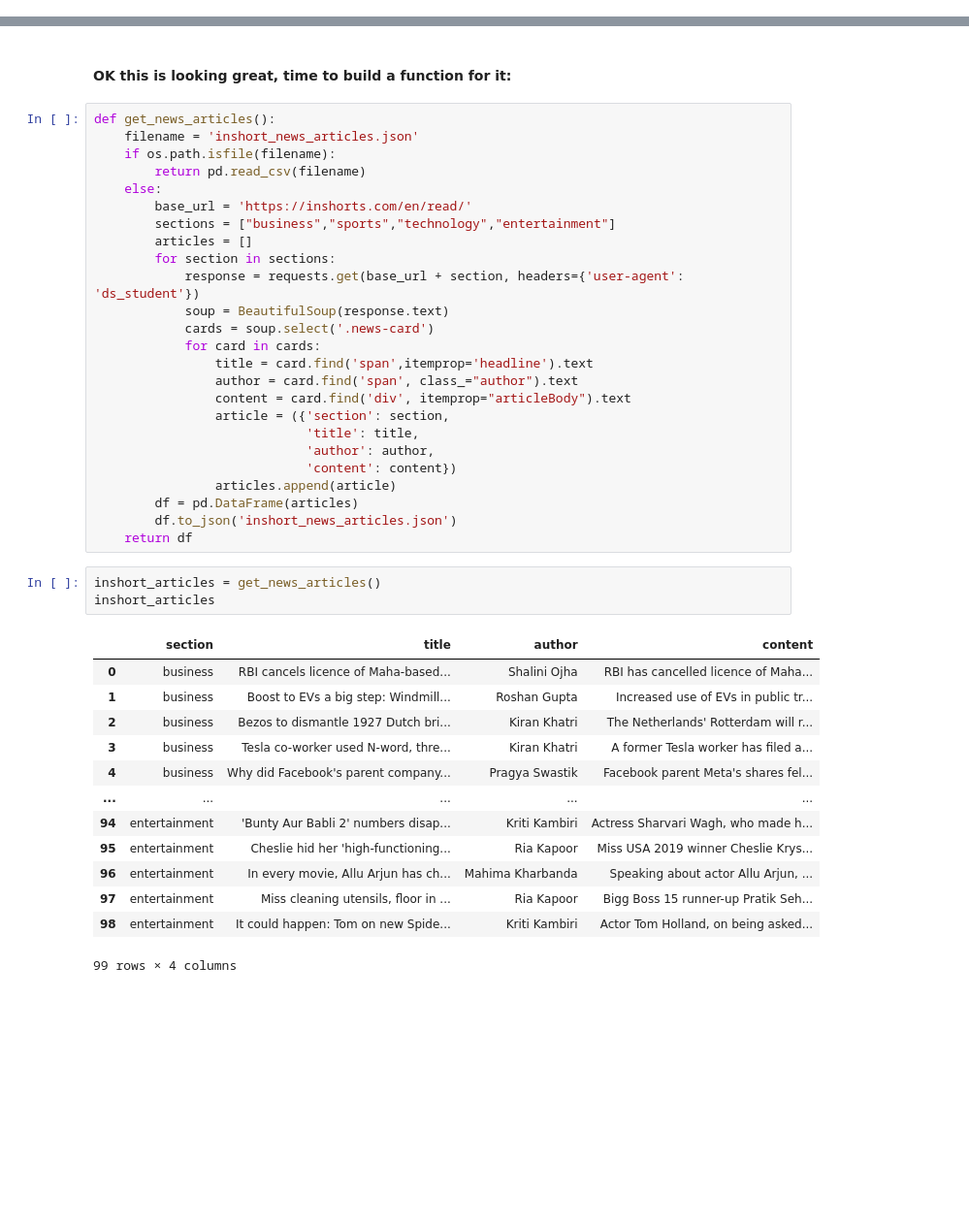
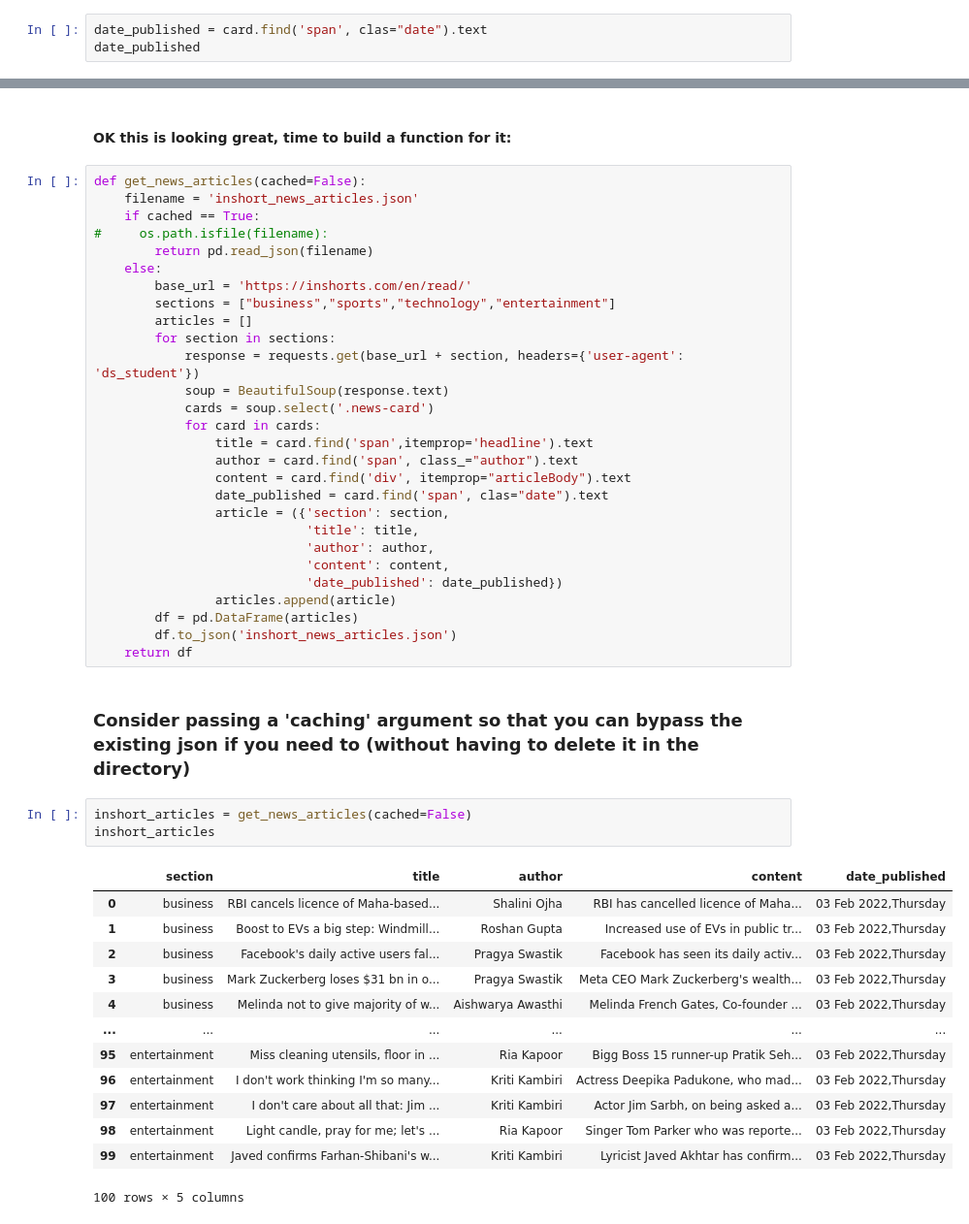
Before and after one commit to brianclements03/nlp, a Jupyter notebook: acquire_lesson-hopper.ipynb, the cells around one changed output, grey strips where cells are left out. Shown at 97% size. Saved outputs shown, nothing was run; the diff lists cells and outputs as text; blank space fills up the shorter version.

```diff
--- a/acquire_lesson-hopper.ipynb
+++ b/acquire_lesson-hopper.ipynb
@@ -608,0 +642,3 @@ content
+# %%
+date_published = card.find('span', clas="date").text
+date_published
@@ -609,10 +647,11 @@ content
 # %% [markdown]
 #### OK this is looking great, time to build a function for it:
 # %%
-def get_news_articles():
+def get_news_articles(cached=False):
     filename = 'inshort_news_articles.json'
-    if os.path.isfile(filename):
-        return pd.read_csv(filename)
+    if cached == True:
+#     os.path.isfile(filename):
+        return pd.read_json(filename)
     else:
         base_url = 'https://inshorts.com/en/read/'
         sections = ["business","sports","technology","entertainment"]
@@ -625,28 +664,32 @@ def get_news_articles():
                 title = card.find('span',itemprop='headline').text
                 author = card.find('span', class_="author").text
                 content = card.find('div', itemprop="articleBody").text
+                date_published = card.find('span', clas="date").text
                 article = ({'section': section,
                             'title': title,
                             'author': author,
-                            'content': content})
+                            'content': content,
+                            'date_published': date_published})
                 articles.append(article)
         df = pd.DataFrame(articles)
         df.to_json('inshort_news_articles.json')
     return df
+# %% [markdown]
+### Consider passing a 'caching' argument so that you can bypass the existing json if you need to (without having to delete it in the directory)
 # %%
-inshort_articles = get_news_articles()
+inshort_articles = get_news_articles(cached=False)
 inshort_articles
 # %% [output]
-|  | section | title | author | content |
-| 0 | business | RBI cancels licence of Maha-based... | Shalini Ojha | RBI has cancelled licence of Maha... |
-| 1 | business | Boost to EVs a big step: Windmill... | Roshan Gupta | Increased use of EVs in public tr... |
-| 2 | business | Bezos to dismantle 1927 Dutch bri... | Kiran Khatri | The Netherlands' Rotterdam will r... |
-| 3 | business | Tesla co-worker used N-word, thre... | Kiran Khatri | A former Tesla worker has filed a... |
-| 4 | business | Why did Facebook's parent company... | Pragya Swastik | Facebook parent Meta's shares fel... |
-| ... | ... | ... | ... | ... |
-| 94 | entertainment | 'Bunty Aur Babli 2' numbers disap... | Kriti Kambiri | Actress Sharvari Wagh, who made h... |
-| 95 | entertainment | Cheslie hid her 'high-functioning... | Ria Kapoor | Miss USA 2019 winner Cheslie Krys... |
-| 96 | entertainment | In every movie, Allu Arjun has ch... | Mahima Kharbanda | Speaking about actor Allu Arjun, ... |
-| 97 | entertainment | Miss cleaning utensils, floor in ... | Ria Kapoor | Bigg Boss 15 runner-up Pratik Seh... |
-| 98 | entertainment | It could happen: Tom on new Spide... | Kriti Kambiri | Actor Tom Holland, on being asked... |
+|  | section | title | author | content | date_published |
+| 0 | business | RBI cancels licence of Maha-based... | Shalini Ojha | RBI has cancelled licence of Maha... | 03 Feb 2022,Thursday |
+| 1 | business | Boost to EVs a big step: Windmill... | Roshan Gupta | Increased use of EVs in public tr... | 03 Feb 2022,Thursday |
+| 2 | business | Facebook's daily active users fal... | Pragya Swastik | Facebook has seen its daily activ... | 03 Feb 2022,Thursday |
+| 3 | business | Mark Zuckerberg loses $31 bn in o... | Pragya Swastik | Meta CEO Mark Zuckerberg's wealth... | 03 Feb 2022,Thursday |
+| 4 | business | Melinda not to give majority of w... | Aishwarya Awasthi | Melinda French Gates, Co-founder ... | 03 Feb 2022,Thursday |
+| ... | ... | ... | ... | ... | ... |
+| 95 | entertainment | Miss cleaning utensils, floor in ... | Ria Kapoor | Bigg Boss 15 runner-up Pratik Seh... | 03 Feb 2022,Thursday |
+| 96 | entertainment | I don't work thinking I'm so many... | Kriti Kambiri | Actress Deepika Padukone, who mad... | 03 Feb 2022,Thursday |
+| 97 | entertainment | I don't care about all that: Jim ... | Kriti Kambiri | Actor Jim Sarbh, on being asked a... | 03 Feb 2022,Thursday |
+| 98 | entertainment | Light candle, pray for me; let's ... | Ria Kapoor | Singer Tom Parker who was reporte... | 03 Feb 2022,Thursday |
+| 99 | entertainment | Javed confirms Farhan-Shibani's w... | Kriti Kambiri | Lyricist Javed Akhtar has confirm... | 03 Feb 2022,Thursday |
-99 rows × 4 columns
+100 rows × 5 columns
```
Also changed, not shown: parts of 30 cells of this notebook, 3 other files.
